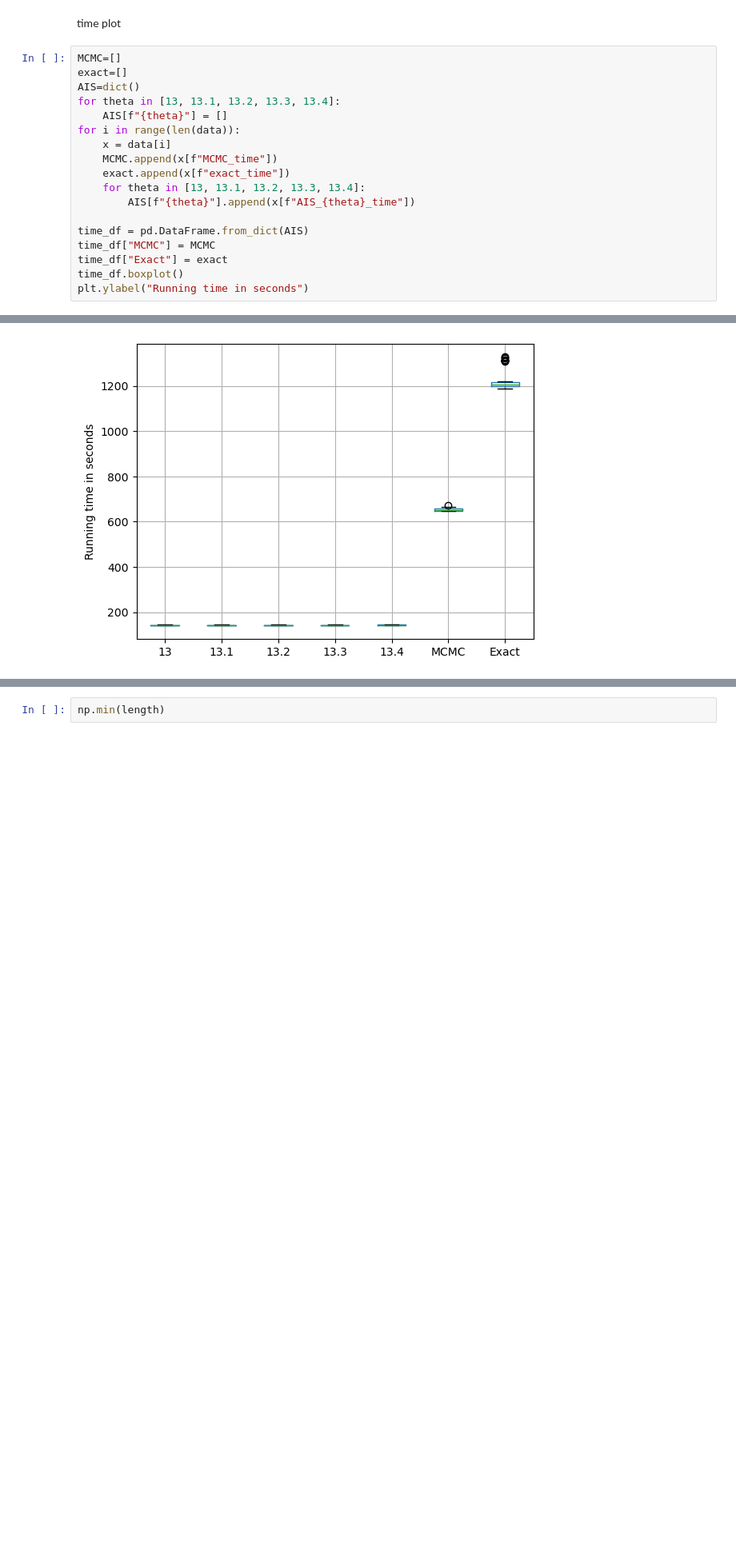
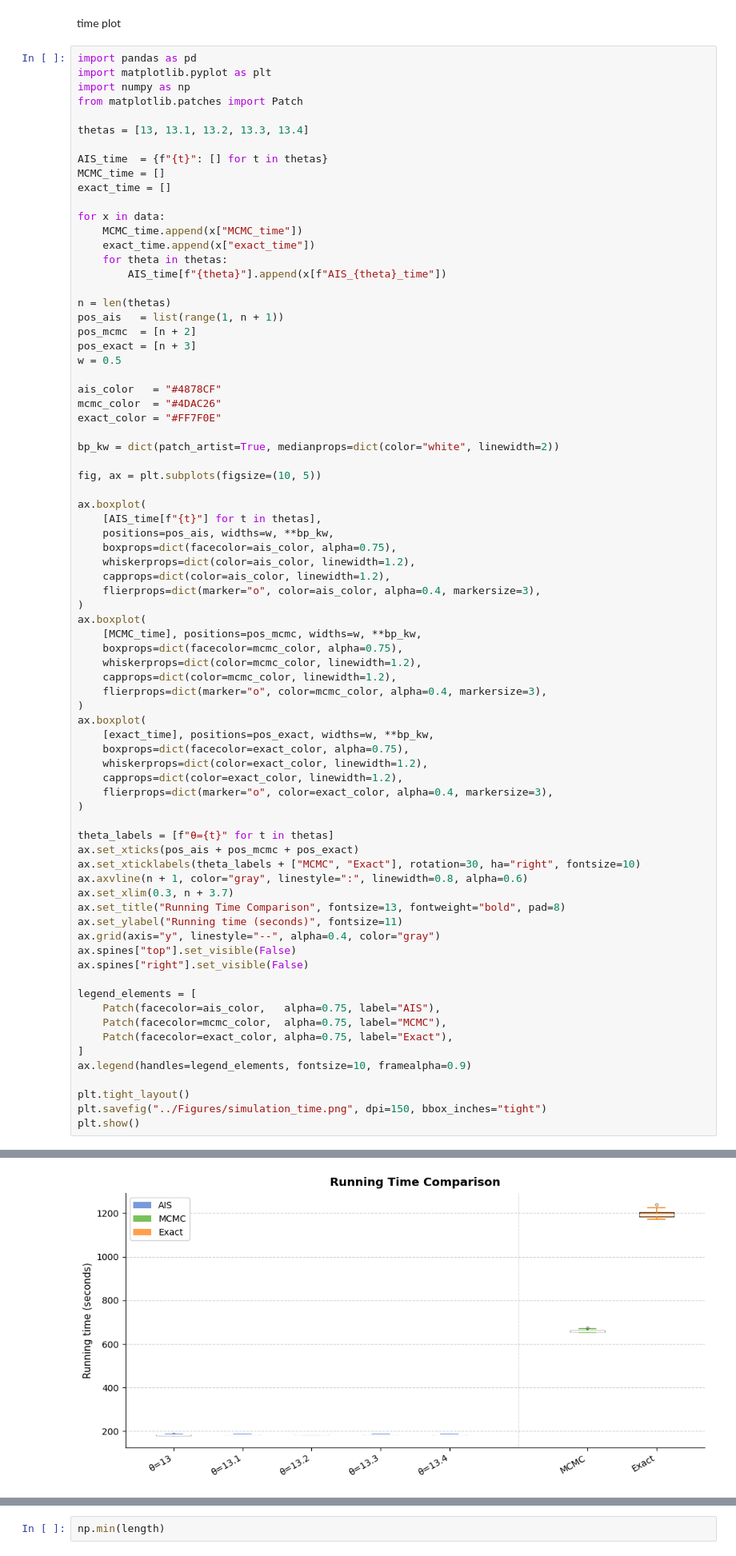
Before and after one commit to fyy2025/RHS-X, a Jupyter notebook: Code/simulation2.ipynb, the cells around one changed output, grey strips where cells are left out. Shown at 80% size. Saved outputs shown, nothing was run; the diff lists cells and outputs as text; blank space fills up the shorter version.

```diff
--- a/Code/simulation2.ipynb
+++ b/Code/simulation2.ipynb
@@ -259,21 +347,79 @@ plt.show()
 # %% [markdown]
 time plot
 # %%
-MCMC=[]
-exact=[]
-AIS=dict()
-for theta in [13, 13.1, 13.2, 13.3, 13.4]:
-    AIS[f"{theta}"] = []
-for i in range(len(data)):
-    x = data[i]
-    MCMC.append(x[f"MCMC_time"])
-    exact.append(x[f"exact_time"])
-    for theta in [13, 13.1, 13.2, 13.3, 13.4]:
-        AIS[f"{theta}"].append(x[f"AIS_{theta}_time"])
+import pandas as pd
+import matplotlib.pyplot as plt
+import numpy as np
+from matplotlib.patches import Patch
 
-time_df = pd.DataFrame.from_dict(AIS)
-time_df["MCMC"] = MCMC
-time_df["Exact"] = exact
-time_df.boxplot()
-plt.ylabel("Running time in seconds")
+thetas = [13, 13.1, 13.2, 13.3, 13.4]
+
+AIS_time  = {f"{t}": [] for t in thetas}
+MCMC_time = []
+exact_time = []
+
+for x in data:
+    MCMC_time.append(x["MCMC_time"])
+    exact_time.append(x["exact_time"])
+    for theta in thetas:
+        AIS_time[f"{theta}"].append(x[f"AIS_{theta}_time"])
+
+n = len(thetas)
+pos_ais   = list(range(1, n + 1))
+pos_mcmc  = [n + 2]
+pos_exact = [n + 3]
+w = 0.5
+
+ais_color   = "#4878CF"
+mcmc_color  = "#4DAC26"
+exact_color = "#FF7F0E"
+
+bp_kw = dict(patch_artist=True, medianprops=dict(color="white", linewidth=2))
+
+fig, ax = plt.subplots(figsize=(10, 5))
+
+ax.boxplot(
+    [AIS_time[f"{t}"] for t in thetas],
+    positions=pos_ais, widths=w, **bp_kw,
+    boxprops=dict(facecolor=ais_color, alpha=0.75),
+    whiskerprops=dict(color=ais_color, linewidth=1.2),
+    capprops=dict(color=ais_color, linewidth=1.2),
+    flierprops=dict(marker="o", color=ais_color, alpha=0.4, markersize=3),
+)
+ax.boxplot(
+    [MCMC_time], positions=pos_mcmc, widths=w, **bp_kw,
+    boxprops=dict(facecolor=mcmc_color, alpha=0.75),
+    whiskerprops=dict(color=mcmc_color, linewidth=1.2),
+    capprops=dict(color=mcmc_color, linewidth=1.2),
+    flierprops=dict(marker="o", color=mcmc_color, alpha=0.4, markersize=3),
+)
+ax.boxplot(
+    [exact_time], positions=pos_exact, widths=w, **bp_kw,
+    boxprops=dict(facecolor=exact_color, alpha=0.75),
+    whiskerprops=dict(color=exact_color, linewidth=1.2),
+    capprops=dict(color=exact_color, linewidth=1.2),
+    flierprops=dict(marker="o", color=exact_color, alpha=0.4, markersize=3),
+)
+
+theta_labels = [f"θ={t}" for t in thetas]
+ax.set_xticks(pos_ais + pos_mcmc + pos_exact)
+ax.set_xticklabels(theta_labels + ["MCMC", "Exact"], rotation=30, ha="right", fontsize=10)
+ax.axvline(n + 1, color="gray", linestyle=":", linewidth=0.8, alpha=0.6)
+ax.set_xlim(0.3, n + 3.7)
+ax.set_title("Running Time Comparison", fontsize=13, fontweight="bold", pad=8)
+ax.set_ylabel("Running time (seconds)", fontsize=11)
+ax.grid(axis="y", linestyle="--", alpha=0.4, color="gray")
+ax.spines["top"].set_visible(False)
+ax.spines["right"].set_visible(False)
+
+legend_elements = [
+    Patch(facecolor=ais_color,   alpha=0.75, label="AIS"),
+    Patch(facecolor=mcmc_color,  alpha=0.75, label="MCMC"),
+    Patch(facecolor=exact_color, alpha=0.75, label="Exact"),
+]
+ax.legend(handles=legend_elements, fontsize=10, framealpha=0.9)
+
+plt.tight_layout()
+plt.savefig("../Figures/simulation_time.png", dpi=150, bbox_inches="tight")
+plt.show()
 # %% [output]
@@ -281,4 +426,4 @@ Text(0, 0.5, 'Running time in seconds')
-[figure, old version]
+[figure, new version]
 # %%
 import time
 import pickle
```
Also changed, not shown: parts of 3 cells of this notebook, 4 other files.
